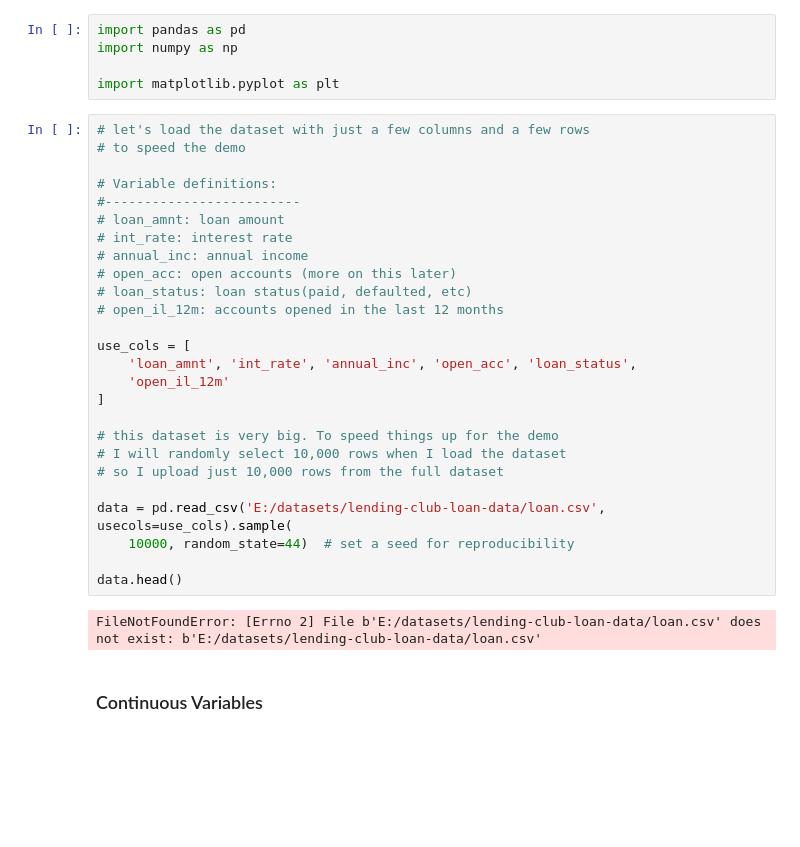
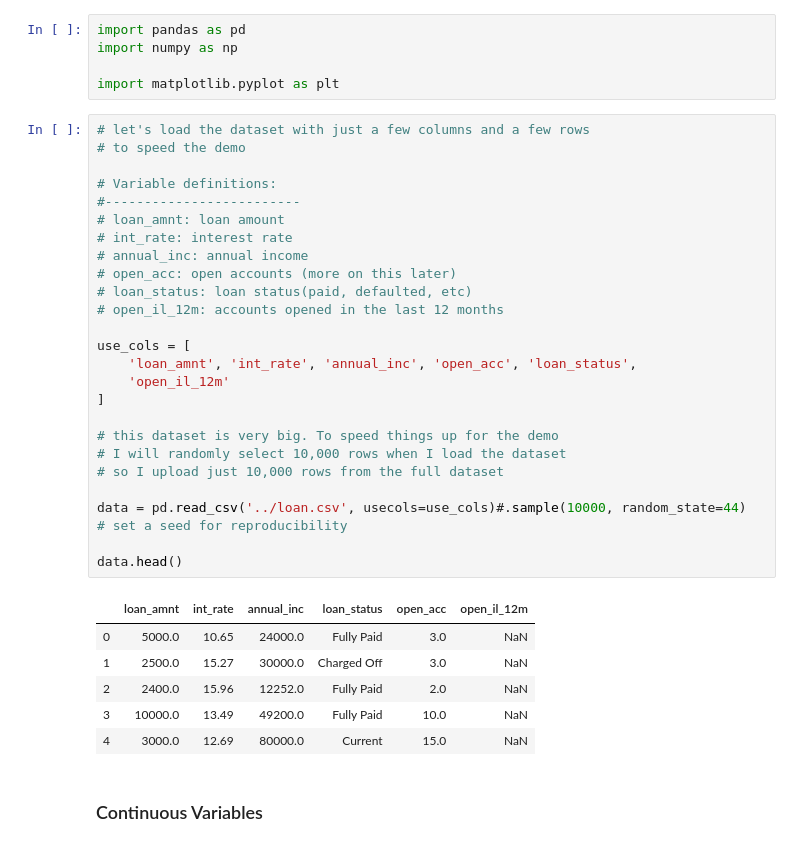
Before and after one commit to pksvv/MachineLearningSL, a Jupyter notebook: FeatureEngSelRed/#3-Types-of-Variables/1-Numerical-Variables.ipynb, the cells around one changed output. Cells and saved outputs as stored; diff of their text form; blank space fills up the shorter version.

```diff
--- a/FeatureEngSelRed/#3-Types-of-Variables/1-Numerical-Variables.ipynb
+++ b/FeatureEngSelRed/#3-Types-of-Variables/1-Numerical-Variables.ipynb
@@ -58,31 +58,35 @@ import matplotlib.pyplot as plt
 # %%
 # let's load the dataset with just a few columns and a few rows
 # to speed the demo
 
 # Variable definitions:
 #-------------------------
 # loan_amnt: loan amount
 # int_rate: interest rate
 # annual_inc: annual income
 # open_acc: open accounts (more on this later)
 # loan_status: loan status(paid, defaulted, etc)
 # open_il_12m: accounts opened in the last 12 months
 
 use_cols = [
     'loan_amnt', 'int_rate', 'annual_inc', 'open_acc', 'loan_status',
     'open_il_12m'
 ]
 
 # this dataset is very big. To speed things up for the demo
 # I will randomly select 10,000 rows when I load the dataset
 # so I upload just 10,000 rows from the full dataset
 
-data = pd.read_csv('E:/datasets/lending-club-loan-data/loan.csv', usecols=use_cols).sample(
-    10000, random_state=44)  # set a seed for reproducibility
+data = pd.read_csv('../loan.csv', usecols=use_cols)#.sample(10000, random_state=44)  # set a seed for reproducibility
 
 data.head()
 # %% [output]
-FileNotFoundError: [Errno 2] File b'E:/datasets/lending-club-loan-data/loan.csv' does not exist: b'E:/datasets/lending-club-loan-data/loan.csv'
+|  | loan_amnt | int_rate | annual_inc | loan_status | open_acc | open_il_12m |
+| 0 | 5000.0 | 10.65 | 24000.0 | Fully Paid | 3.0 | NaN |
+| 1 | 2500.0 | 15.27 | 30000.0 | Charged Off | 3.0 | NaN |
+| 2 | 2400.0 | 15.96 | 12252.0 | Fully Paid | 2.0 | NaN |
+| 3 | 10000.0 | 13.49 | 49200.0 | Fully Paid | 10.0 | NaN |
+| 4 | 3000.0 | 12.69 | 80000.0 | Current | 15.0 | NaN |
 # %% [markdown]
 ### Continuous Variables
 # %%
```
Also changed, not shown: parts of 15 cells of this notebook, 3 other files.
